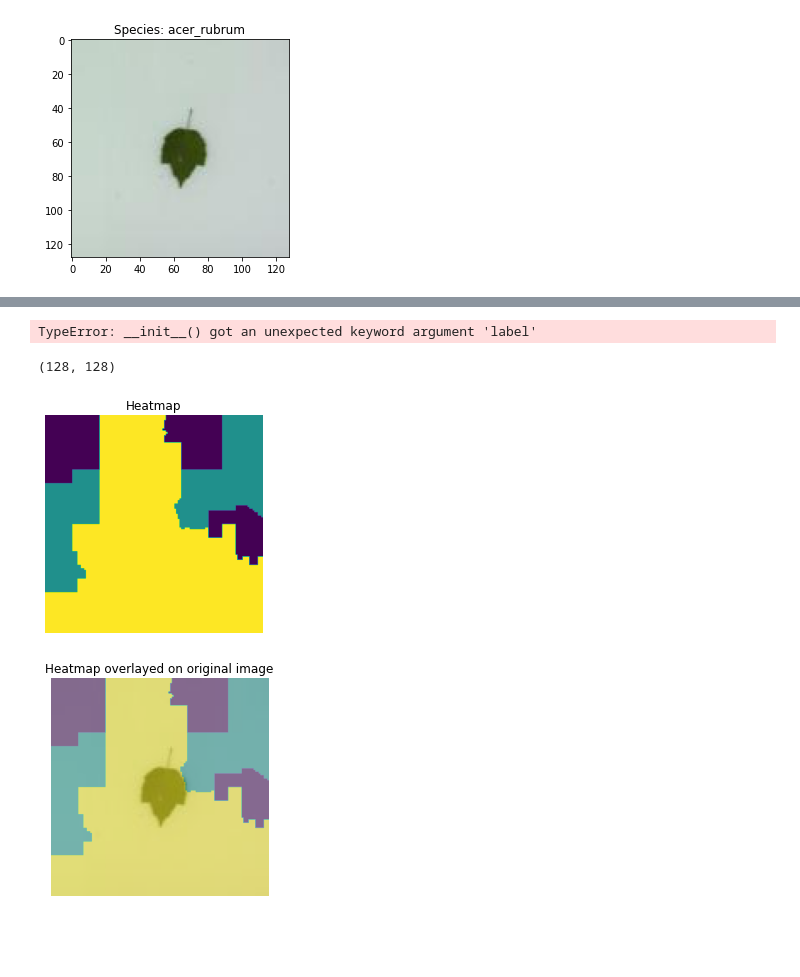
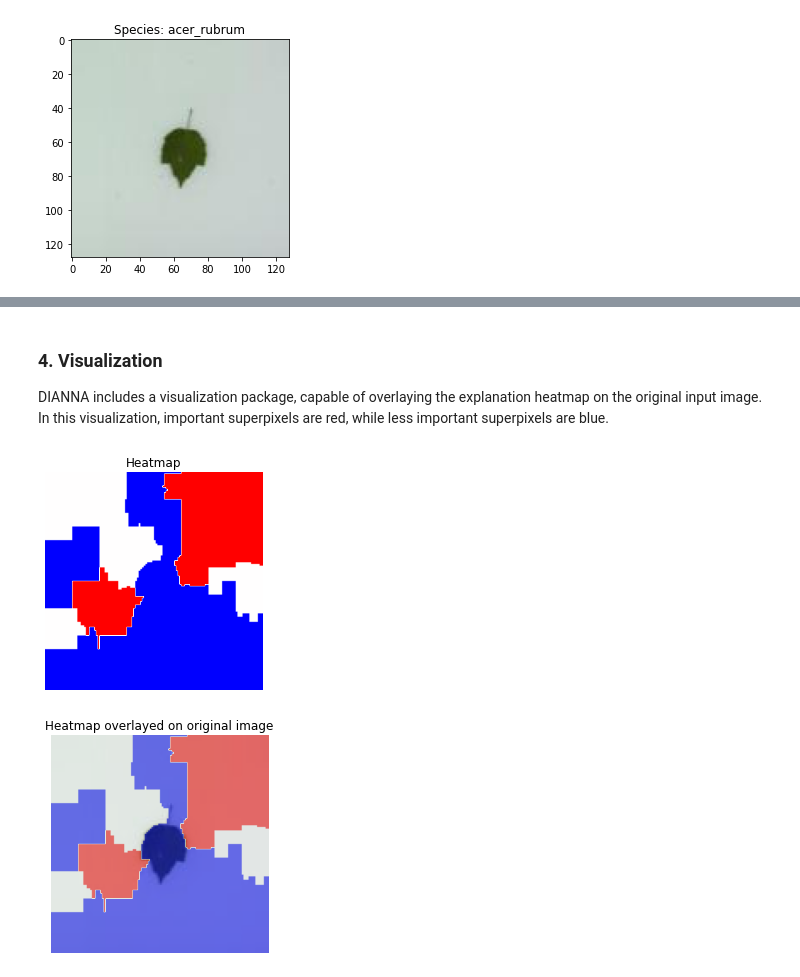
Before and after one commit to dianna-ai/dianna, a Jupyter notebook: tutorials/lime_images.ipynb, the cells around one changed output, grey strips where cells are left out. Cells and saved outputs as stored; diff of their text form; code cells hidden in the pictures; blank space fills up the shorter version.

Commit message:
Update LIME tutorial

```diff
--- a/tutorials/lime_images.ipynb
+++ b/tutorials/lime_images.ipynb
@@ -16,6 +16,5 @@ import dianna
 # %%
-# define paths and model classes
 true_species = 'acer_rubrum'
 image_path = f'data/leafsnap_example_{true_species}.jpg'
-model_path = str(Path('~/surfdrive/Shared/datasets/leafsnap/leafsnap_model.onnx').expanduser())
+model_path = 'models/leafsnap_model.onnx'
 model_classes_path = 'data/leafsnap_classes.csv'
@@ -48,5 +61,3 @@ axis_labels = {0: 'batch', 1: 'channels'}
 # %%
-explanation = dianna.explain_image(model_path, input_data, 'LIME', axes_labels=axis_labels, label=true_species_index)
-explanation.shape
+# An explanation is returned for each label, but we ask for just one label so the output is a list of length one.
+explanation_heatmap = dianna.explain_image(model_path, input_data, 'LIME', axis_labels=axis_labels, label=true_species_index)[0]
-# %% [output]
-TypeError: __init__() got an unexpected keyword argument 'label'
@@ -55,24 +64,17 @@ TypeError: __init__() got an unexpected keyword argument 'label'
-# %%
-from dianna.methods import LIME
-lime = LIME(axes_labels=axis_labels)
-heatmap = lime.explain_image(model_path, input_data, label=true_species_index,
-                                 hide_color=.5, distance_metric='euclidean',
-                                 num_samples=1000)
-heatmap.shape
-# %% [output]
-(128, 128)
+# %% [markdown]
+### 4. Visualization
+DIANNA includes a visualization package, capable of overlaying the explanation heatmap on the original input image.
+In this visualization, important superpixels are red, while less important superpixels are blue.
 # %%
-from dianna.visualization import plot_image
-
-plot_image(heatmap, show_plot=False)
+visualization.plot_image(explanation_heatmap, show_plot=False, heatmap_cmap='bwr')
 plt.title('Heatmap')
 plt.axis('off')
 
-plot_image(heatmap, original_data=img, show_plot=False)
+visualization.plot_image(explanation_heatmap, original_data=img, show_plot=False, heatmap_cmap='bwr')
 plt.title('Heatmap overlayed on original image')
 plt.axis('off')
 
 plt.show()
 # %% [output]
-[figure, old version]
+[figure, new version]
-[figure, old version]
+[figure, new version]
```
Also changed, not shown: parts of 10 cells of this notebook, 1 other file.
